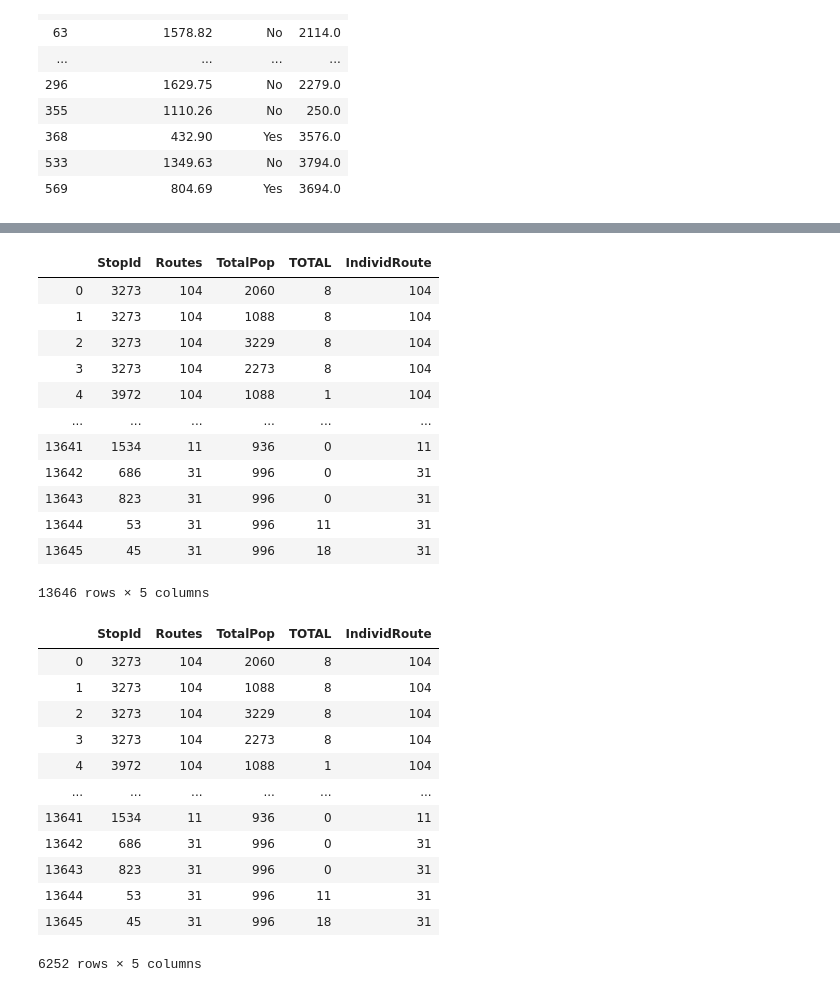
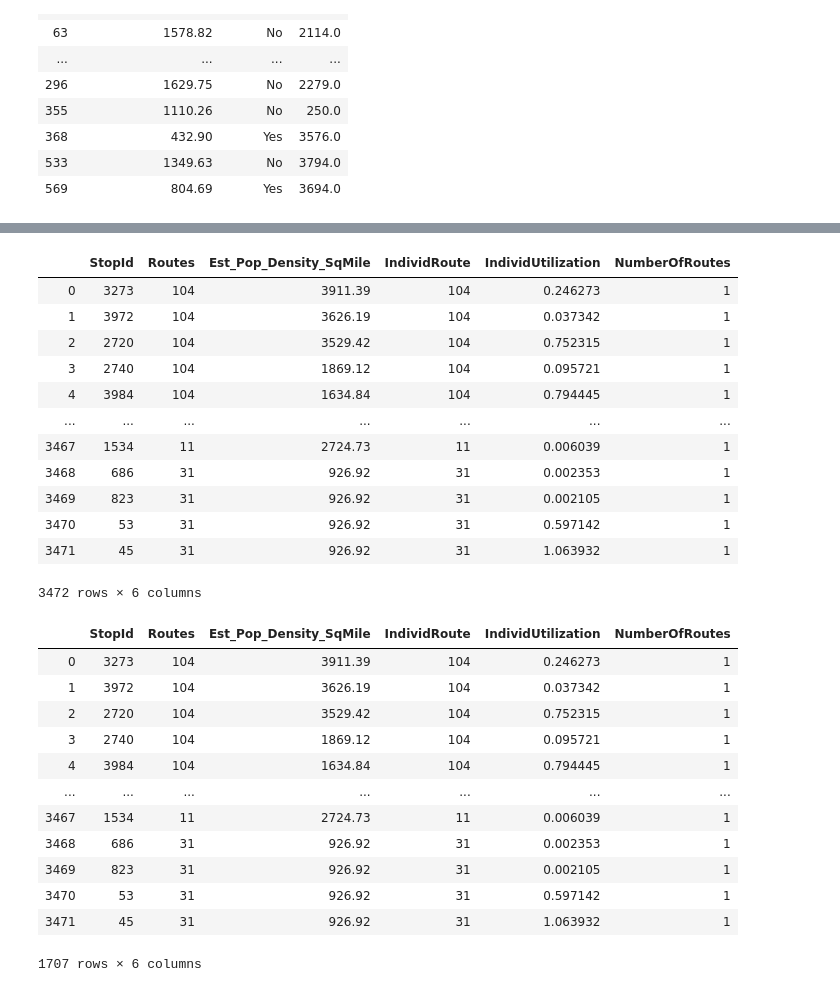
Before and after one commit to joy-kitson/bus-routes, a Jupyter notebook: src/util_v_pop_plot.ipynb, the cells around one changed output, grey strips where cells are left out. Drawn from its saved outputs; the diff is of its cells as text; code cells hidden in the pictures.

```diff
--- a/src/util_v_pop_plot.ipynb
+++ b/src/util_v_pop_plot.ipynb
@@ -30,8 +30,8 @@ r25_stop_ids.rename(columns={'CorrespondingStopID': 'StopId'})
 | 533 | 1349.63 | No | 3794.0 |
 | 569 | 804.69 | Yes | 3694.0 |
 # %%
-ridership_data = pd.read_csv(ridership,thousands=',', usecols=['UNIQUE_STOP_NUMBER', 'TOTAL', 'IndividRoute'])
+ridership_data = pd.read_csv(ridership,thousands=',', usecols=['StopID','IndividUtilization','IndividRoute','NumberOfRoutes'])
 #ridership_data = ridership_data[ridership_data['IndividRoute'] == 25]
-ridership_data.rename(columns={'UNIQUE_STOP_NUMBER' : 'StopId'}, inplace=True)
+ridership_data.rename(columns={'StopID' : 'StopId'}, inplace=True)
 ridership_data
 # %% [output]
@@ -51,4 +51,4 @@ ridership_data
 # %%
-demo_data = pd.read_csv(demos_path, usecols=['StopId','Routes', 'TotalPop'])
+demo_data = pd.read_csv(demos_path, usecols=['StopId','Routes', 'Est_Pop_Density_SqMile'])
 demo_data
 # %% [output]
@@ -69,51 +69,52 @@ demo_data
 #final_data = pd.merge(r25_stop_ids, ridership_data, on='CorrespondingStopID', how='inner')
 final_data = pd.merge(demo_data, ridership_data, on='StopId')
 
-final_data['TOTAL'] = final_data['TOTAL'].astype(int)
+#final_data['TOTAL'] = final_data['TOTAL'].astype(int)
+final_data['IndividUtilization'] = final_data['IndividUtilization'].astype(float)
 # %%
 final_data
 # %% [output]
-|  | StopId | Routes | TotalPop | TOTAL | IndividRoute |
-| 0 | 3273 | 104 | 2060 | 8 | 104 |
-| 1 | 3273 | 104 | 1088 | 8 | 104 |
-| 2 | 3273 | 104 | 3229 | 8 | 104 |
-| 3 | 3273 | 104 | 2273 | 8 | 104 |
-| 4 | 3972 | 104 | 1088 | 1 | 104 |
-| ... | ... | ... | ... | ... | ... |
-| 13641 | 1534 | 11 | 936 | 0 | 11 |
-| 13642 | 686 | 31 | 996 | 0 | 31 |
-| 13643 | 823 | 31 | 996 | 0 | 31 |
-| 13644 | 53 | 31 | 996 | 11 | 31 |
-| 13645 | 45 | 31 | 996 | 18 | 31 |
+|  | StopId | Routes | Est_Pop_Density_SqMile | IndividRoute | IndividUtilization | NumberOfRoutes |
+| 0 | 3273 | 104 | 3911.39 | 104 | 0.246273 | 1 |
+| 1 | 3972 | 104 | 3626.19 | 104 | 0.037342 | 1 |
+| 2 | 2720 | 104 | 3529.42 | 104 | 0.752315 | 1 |
+| 3 | 2740 | 104 | 1869.12 | 104 | 0.095721 | 1 |
+| 4 | 3984 | 104 | 1634.84 | 104 | 0.794445 | 1 |
+| ... | ... | ... | ... | ... | ... | ... |
+| 3467 | 1534 | 11 | 2724.73 | 11 | 0.006039 | 1 |
+| 3468 | 686 | 31 | 926.92 | 31 | 0.002353 | 1 |
+| 3469 | 823 | 31 | 926.92 | 31 | 0.002105 | 1 |
+| 3470 | 53 | 31 | 926.92 | 31 | 0.597142 | 1 |
+| 3471 | 45 | 31 | 926.92 | 31 | 1.063932 | 1 |
-13646 rows × 5 columns
+3472 rows × 6 columns
 # %%
 # This is really informal, but basically a noticed that there are
 # a few stops with over a thousand riders, all on beach lines
 # and I suspect we can safely exculde those
-final_data = final_data[final_data['TOTAL'] <= 1000]
+#final_data = final_data[final_data['IndividUtilization'] <= 1000]
 # %%
 def is_not_transfer_stop(row):
     routes = row['Routes'].split(',')
     return len(routes) == 1
 
-mask = final_data.apply(is_not_transfer_stop, axis=1)
-
-non_transfer = final_data[mask]
+#mask = final_data.apply(is_not_transfer_stop, axis=1)
+#non_transfer = final_data[mask]
 #non_transfer = final_data[final_data['Transfer'] == 'No']
+non_transfer = final_data[final_data['NumberOfRoutes'] == 1]
 
 non_transfer
 # %% [output]
-|  | StopId | Routes | TotalPop | TOTAL | IndividRoute |
-| 0 | 3273 | 104 | 2060 | 8 | 104 |
-| 1 | 3273 | 104 | 1088 | 8 | 104 |
-| 2 | 3273 | 104 | 3229 | 8 | 104 |
-| 3 | 3273 | 104 | 2273 | 8 | 104 |
-| 4 | 3972 | 104 | 1088 | 1 | 104 |
-| ... | ... | ... | ... | ... | ... |
-| 13641 | 1534 | 11 | 936 | 0 | 11 |
-| 13642 | 686 | 31 | 996 | 0 | 31 |
-| 13643 | 823 | 31 | 996 | 0 | 31 |
-| 13644 | 53 | 31 | 996 | 11 | 31 |
-| 13645 | 45 | 31 | 996 | 18 | 31 |
+|  | StopId | Routes | Est_Pop_Density_SqMile | IndividRoute | IndividUtilization | NumberOfRoutes |
+| 0 | 3273 | 104 | 3911.39 | 104 | 0.246273 | 1 |
+| 1 | 3972 | 104 | 3626.19 | 104 | 0.037342 | 1 |
+| 2 | 2720 | 104 | 3529.42 | 104 | 0.752315 | 1 |
+| 3 | 2740 | 104 | 1869.12 | 104 | 0.095721 | 1 |
+| 4 | 3984 | 104 | 1634.84 | 104 | 0.794445 | 1 |
+| ... | ... | ... | ... | ... | ... | ... |
+| 3467 | 1534 | 11 | 2724.73 | 11 | 0.006039 | 1 |
+| 3468 | 686 | 31 | 926.92 | 31 | 0.002353 | 1 |
+| 3469 | 823 | 31 | 926.92 | 31 | 0.002105 | 1 |
+| 3470 | 53 | 31 | 926.92 | 31 | 0.597142 | 1 |
+| 3471 | 45 | 31 | 926.92 | 31 | 1.063932 | 1 |
-6252 rows × 5 columns
+1707 rows × 6 columns
 # %%
```
Also changed, not shown: parts of 4 cells of this notebook, 3 other files.
